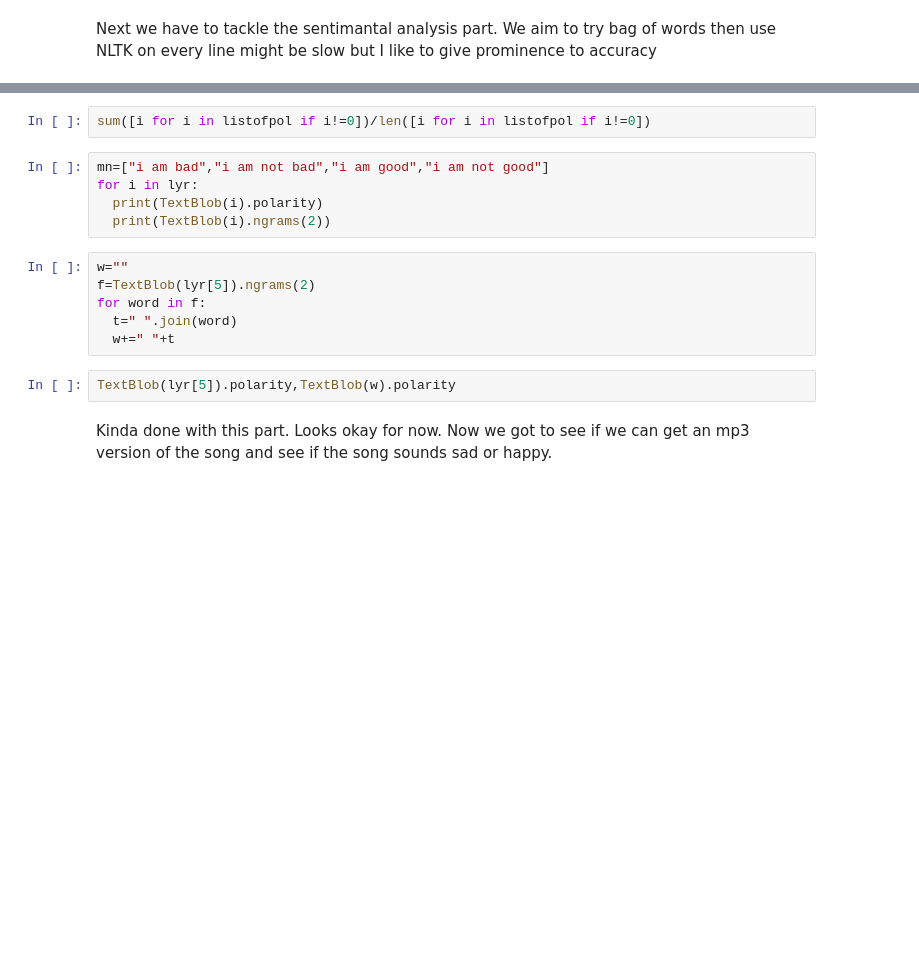
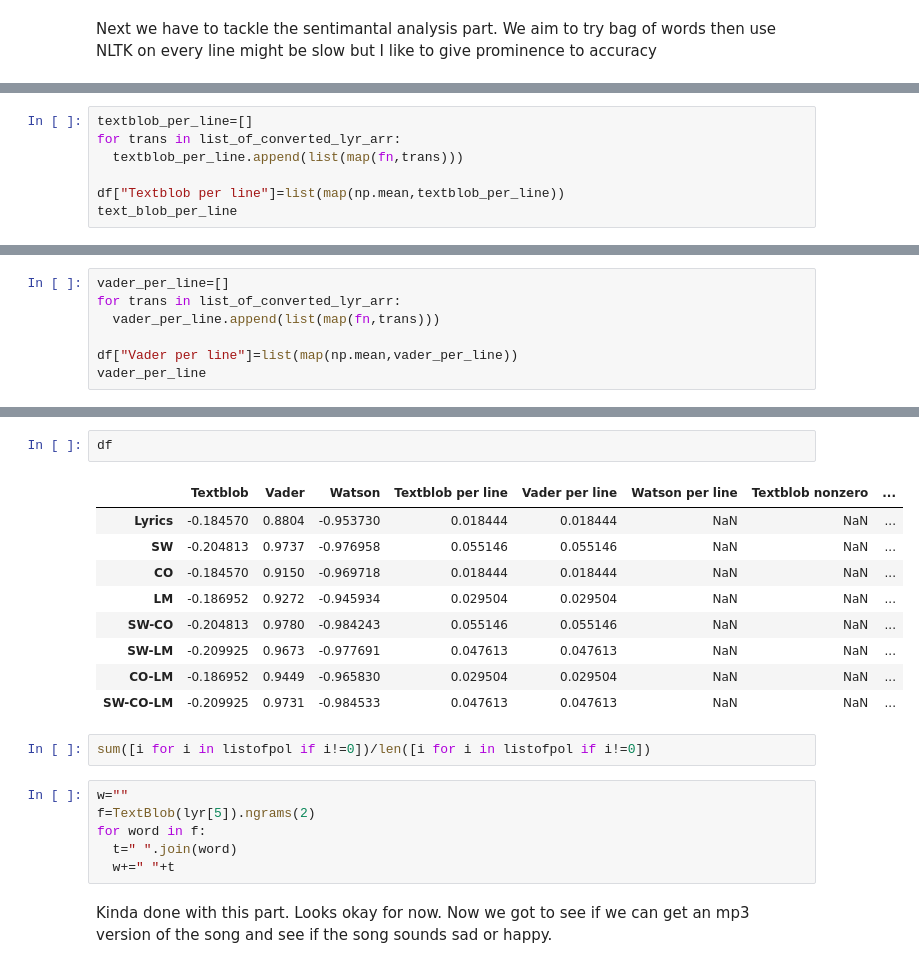
Before and after one commit to Thayyebsalim/music_analyisis, a Jupyter notebook: Music_Sentimental_analysis_NLP_by_Tone_and_Lyrics.ipynb, the cells around one changed output, grey strips where cells are left out. Drawn from its saved outputs; the diff is of its cells as text; blank space fills up the shorter version.

```diff
--- a/Music_Sentimental_analysis_NLP_by_Tone_and_Lyrics.ipynb
+++ b/Music_Sentimental_analysis_NLP_by_Tone_and_Lyrics.ipynb
@@ -339,0 +514,7 @@ print ("Average:",(sumofpol)*100/len(lyr),"%")
+# %%
+textblob_per_line=[]
+for trans in list_of_converted_lyr_arr:
+  textblob_per_line.append(list(map(fn,trans)))
+
+df["Textblob per line"]=list(map(np.mean,textblob_per_line))
+text_blob_per_line
@@ -339,0 +539,7 @@ print ("Average:",(sumofpol)*100/len(lyr),"%")
+# %%
+vader_per_line=[]
+for trans in list_of_converted_lyr_arr:
+  vader_per_line.append(list(map(fn,trans)))
+
+df["Vader per line"]=list(map(np.mean,vader_per_line))
+vader_per_line
@@ -340,17 +564,22 @@ print ("Average:",(sumofpol)*100/len(lyr),"%")
+# %%
+df
+# %% [output]
+|  | Textblob | Vader | Watson | Textblob per line | Vader per line | Watson per line | Textblob nonzero | ... |
+| Lyrics | -0.184570 | 0.8804 | -0.953730 | 0.018444 | 0.018444 | NaN | NaN | ... |
+| SW | -0.204813 | 0.9737 | -0.976958 | 0.055146 | 0.055146 | NaN | NaN | ... |
+| CO | -0.184570 | 0.9150 | -0.969718 | 0.018444 | 0.018444 | NaN | NaN | ... |
+| LM | -0.186952 | 0.9272 | -0.945934 | 0.029504 | 0.029504 | NaN | NaN | ... |
+| SW-CO | -0.204813 | 0.9780 | -0.984243 | 0.055146 | 0.055146 | NaN | NaN | ... |
+| SW-LM | -0.209925 | 0.9673 | -0.977691 | 0.047613 | 0.047613 | NaN | NaN | ... |
+| CO-LM | -0.186952 | 0.9449 | -0.965830 | 0.029504 | 0.029504 | NaN | NaN | ... |
+| SW-CO-LM | -0.209925 | 0.9731 | -0.984533 | 0.047613 | 0.047613 | NaN | NaN | ... |
 # %%
 sum([i for i in listofpol if i!=0])/len([i for i in listofpol if i!=0])
-# %%
-mn=["i am bad","i am not bad","i am good","i am not good"]
-for i in lyr:
-  print(TextBlob(i).polarity)
-  print(TextBlob(i).ngrams(2))
 # %%
 w=""
 f=TextBlob(lyr[5]).ngrams(2)
 for word in f:
   t=" ".join(word)
   w+=" "+t
-# %%
-TextBlob(lyr[5]).polarity,TextBlob(w).polarity
 # %% [markdown]
 Kinda done with this part. Looks okay for now. Now we got to see if we can get an mp3 version of the song and see if the song sounds sad or happy.
```
Also changed, not shown: parts of 44 cells of this notebook.
